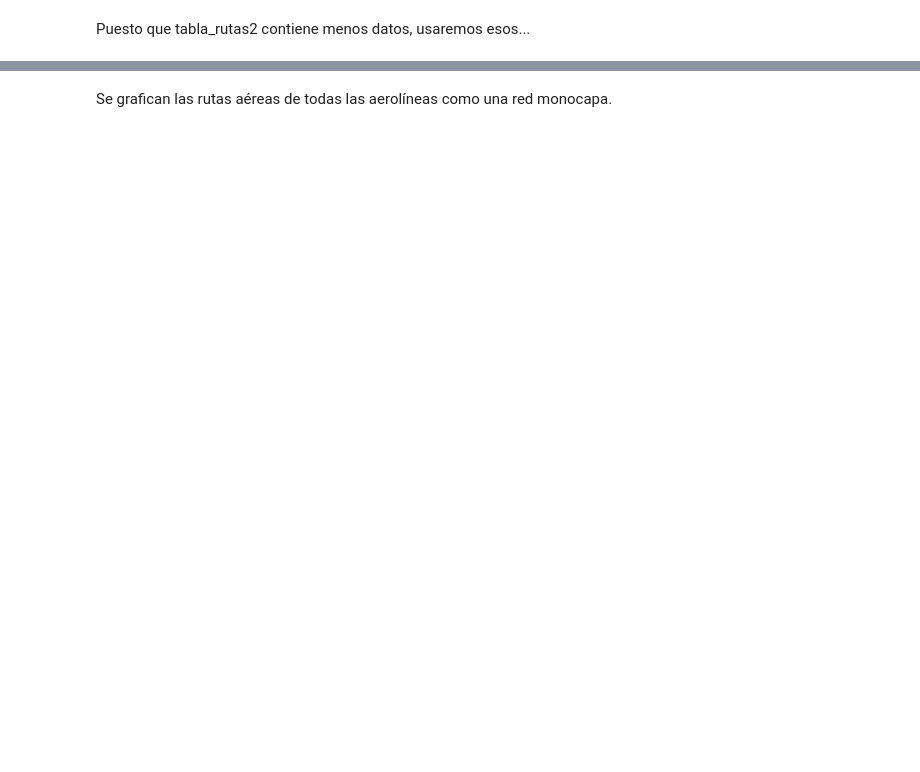
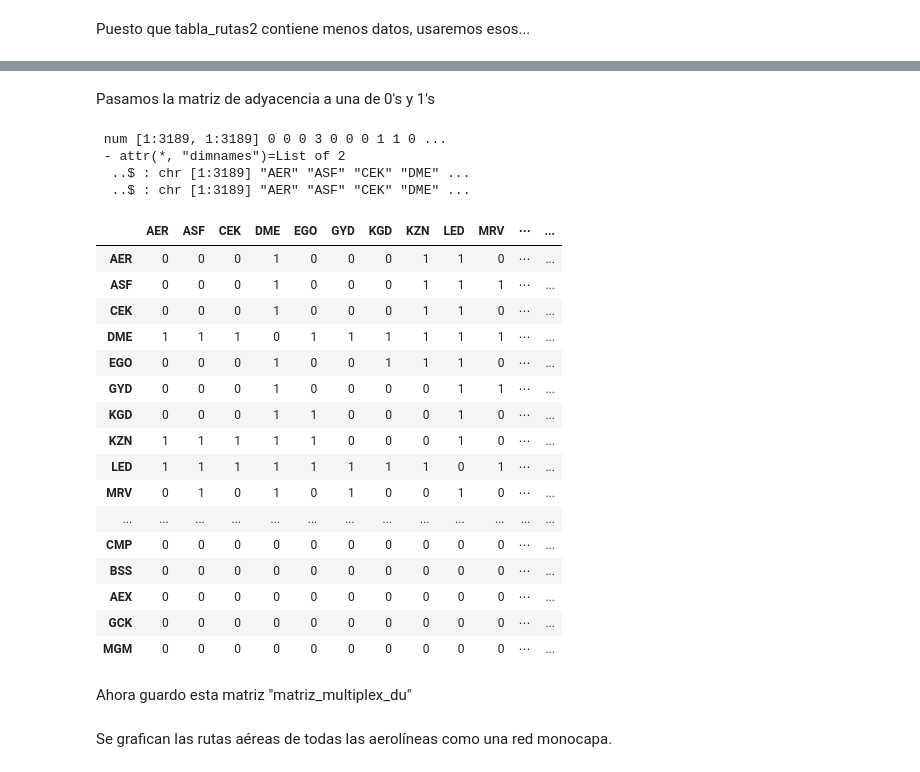
Before and after one commit to Yuriyama/Proyecto_aerolineas, a Jupyter notebook: Code/Procesamiento_datos.ipynb, the cells around one changed output, grey strips where cells are left out. Saved outputs shown, nothing was run; the diff lists cells and outputs as text; code cells hidden in the pictures; blank space fills up the shorter version.

```diff
--- a/Code/Procesamiento_datos.ipynb
+++ b/Code/Procesamiento_datos.ipynb
@@ -573,0 +515,4 @@ is.simple(g)
+# %%
+matriz_multiplex <- as_adjacency_matrix(g17)
+matriz_multiplex
+#Recordemos que los pesos corresponden a rutas iguales de diferentes aerolíneas, como se prueba abajo.
@@ -573,0 +540,38 @@ is.simple(g)
+# %% [markdown]
+Pasamos la matriz de adyacencia a una de 0's y 1's
+# %%
+#Primero la convertimos a matrix
+matriz_multiplex <- as.matrix(matriz_multiplex)
+str(matriz_multiplex)
+# %% [output]
+ num [1:3189, 1:3189] 0 0 0 3 0 0 0 1 1 0 ...
+ - attr(*, "dimnames")=List of 2
+  ..$ : chr [1:3189] "AER" "ASF" "CEK" "DME" ...
+  ..$ : chr [1:3189] "AER" "ASF" "CEK" "DME" ...
+# %%
+# Convertimos matriz_multiplex a una matriz de adyacencia dirigida y no pesada.
+matriz_multiplex_du <- ifelse(matriz_multiplex == 0,
+                                yes = 0,
+                                 no = 1)
+
+matriz_multiplex_du
+# %% [output]
+|  | AER | ASF | CEK | DME | EGO | GYD | KGD | KZN | LED | MRV | ⋯ | ... |
+| AER | 0 | 0 | 0 | 1 | 0 | 0 | 0 | 1 | 1 | 0 | ⋯ | ... |
+| ASF | 0 | 0 | 0 | 1 | 0 | 0 | 0 | 1 | 1 | 1 | ⋯ | ... |
+| CEK | 0 | 0 | 0 | 1 | 0 | 0 | 0 | 1 | 1 | 0 | ⋯ | ... |
+| DME | 1 | 1 | 1 | 0 | 1 | 1 | 1 | 1 | 1 | 1 | ⋯ | ... |
+| EGO | 0 | 0 | 0 | 1 | 0 | 0 | 1 | 1 | 1 | 0 | ⋯ | ... |
+| GYD | 0 | 0 | 0 | 1 | 0 | 0 | 0 | 0 | 1 | 1 | ⋯ | ... |
+| KGD | 0 | 0 | 0 | 1 | 1 | 0 | 0 | 0 | 1 | 0 | ⋯ | ... |
+| KZN | 1 | 1 | 1 | 1 | 1 | 0 | 0 | 0 | 1 | 0 | ⋯ | ... |
+| LED | 1 | 1 | 1 | 1 | 1 | 1 | 1 | 1 | 0 | 1 | ⋯ | ... |
+| MRV | 0 | 1 | 0 | 1 | 0 | 1 | 0 | 0 | 1 | 0 | ⋯ | ... |
+| ... | ... | ... | ... | ... | ... | ... | ... | ... | ... | ... | ... | ... |
+| CMP | 0 | 0 | 0 | 0 | 0 | 0 | 0 | 0 | 0 | 0 | ⋯ | ... |
+| BSS | 0 | 0 | 0 | 0 | 0 | 0 | 0 | 0 | 0 | 0 | ⋯ | ... |
+| AEX | 0 | 0 | 0 | 0 | 0 | 0 | 0 | 0 | 0 | 0 | ⋯ | ... |
+| GCK | 0 | 0 | 0 | 0 | 0 | 0 | 0 | 0 | 0 | 0 | ⋯ | ... |
+| MGM | 0 | 0 | 0 | 0 | 0 | 0 | 0 | 0 | 0 | 0 | ⋯ | ... |
+# %% [markdown]
+Ahora guardo esta matriz "matriz_multiplex_du"
```
Also changed, not shown: parts of 55 cells of this notebook, 1 other file.
